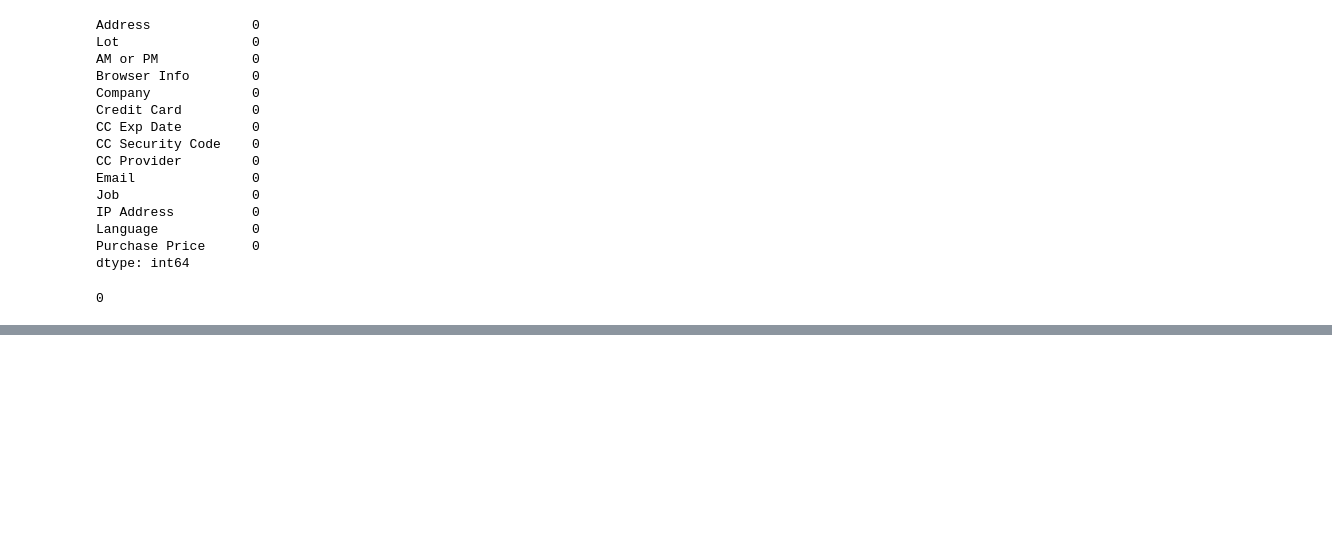
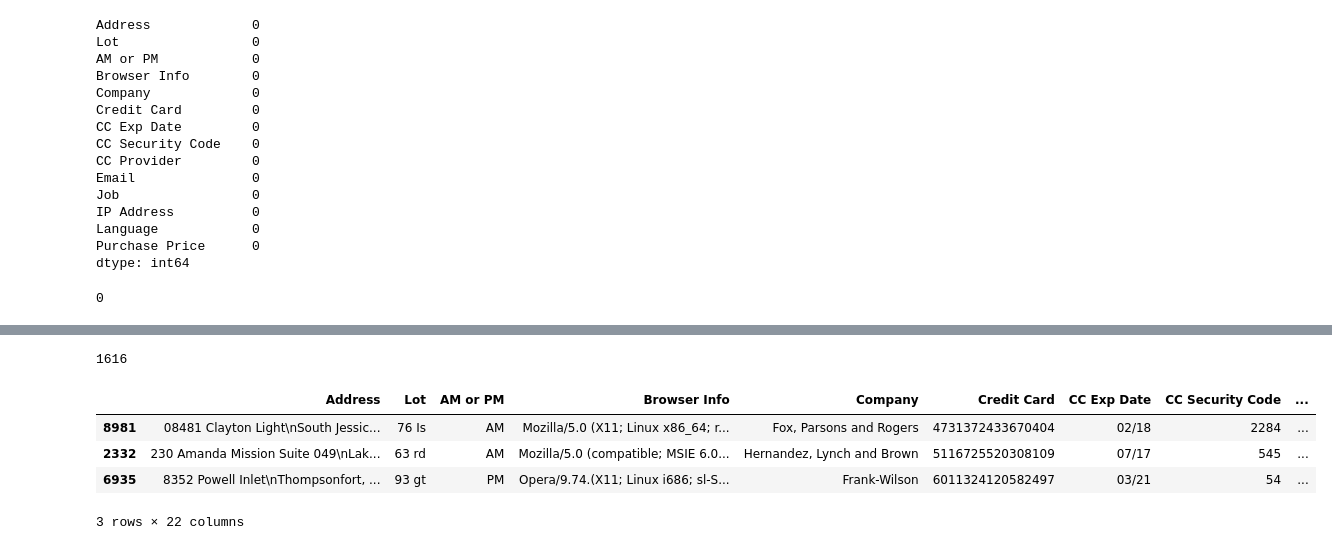
Before and after one commit to Ambily313/E-Commerce-Purchases-Data-Cleaning-Time-Series-Analysis, a Jupyter notebook: ecommerce.ipynb, the cells around one changed output, grey strips where cells are left out. Cells and saved outputs as stored; diff of their text form; code cells hidden in the pictures; blank space fills up the shorter version.

```diff
--- a/ecommerce.ipynb
+++ b/ecommerce.ipynb
@@ -235,0 +340,17 @@ Check for any duplicated rows.
+# %%
+# Count how many users use Yahoo as email provider.
+yahoo_users = df[df['domains'].str.contains('yahoo.com', case=False)].shape[0]
+yahoo_users
+# %% [output]
+1616
+# %%
+# Convert all job titles to lowercase.
+
+df['Job Lowercase'] = df['Job'].str.lower()
+df.sample(3)
+# %% [output]
+|  | Address | Lot | AM or PM | Browser Info | Company | Credit Card | CC Exp Date | CC Security Code | ... |
+| 8981 | 08481 Clayton Light\nSouth Jessic... | 76 Is | AM | Mozilla/5.0 (X11; Linux x86_64; r... | Fox, Parsons and Rogers | 4731372433670404 | 02/18 | 2284 | ... |
+| 2332 | 230 Amanda Mission Suite 049\nLak... | 63 rd | AM | Mozilla/5.0 (compatible; MSIE 6.0... | Hernandez, Lynch and Brown | 5116725520308109 | 07/17 | 545 | ... |
+| 6935 | 8352 Powell Inlet\nThompsonfort, ... | 93 gt | PM | Opera/9.74.(X11; Linux i686; sl-S... | Frank-Wilson | 6011324120582497 | 03/21 | 54 | ... |
+3 rows × 22 columns
```
Also changed, not shown: parts of 36 cells of this notebook.
